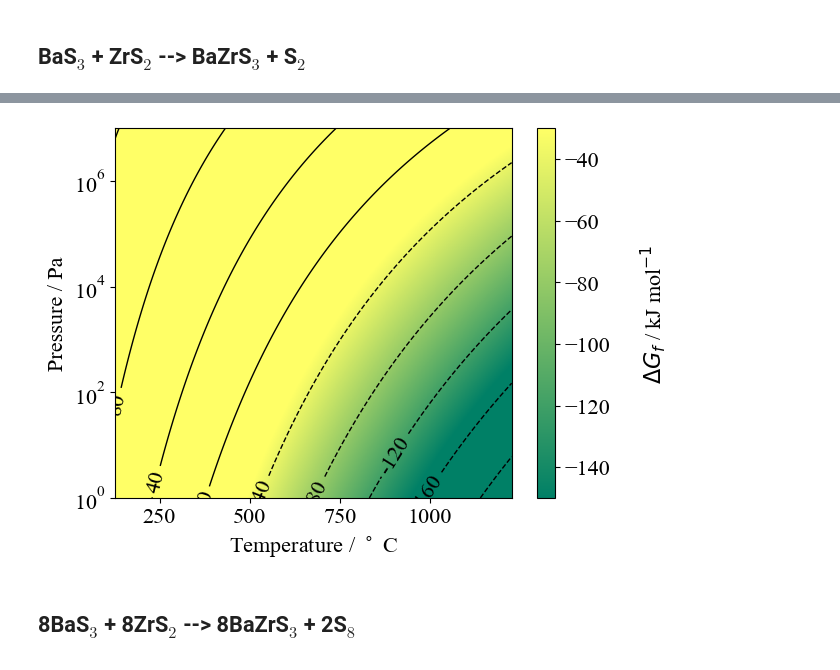
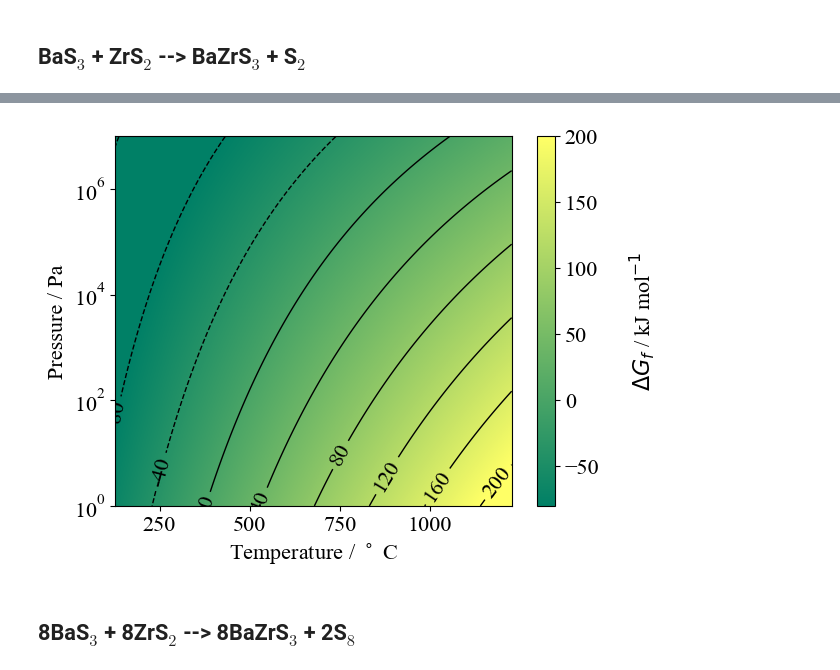
Before and after one commit to NU-CEM/2023_BaZrS3_Thermodynamic_Model, a Jupyter notebook: thermodynamic_analysis.ipynb, the cells around one changed output, grey strips where cells are left out. Saved outputs shown, nothing was run; the diff lists cells and outputs as text; code cells hidden in the pictures.

```diff
--- a/thermodynamic_analysis.ipynb
+++ b/thermodynamic_analysis.ipynb
@@ -394,7 +394,8 @@ GFE.plot_TvsP(scale_range=[-96,-32],T_units="C")
 # %% [markdown]
 ## BaS$_3$ + ZrS$_2$ --> BaZrS$_3$ +  S$_2$
 # %%
-bulk_reaction = reactions.Reaction({BaS3_P4:1,ZrS2:1},{BaZrS3:1,S2:1},temperature=T, pressure=P, fu=1)
+bulk_reaction = reactions.Reaction({BaZrS3:1,S2:1},{BaS3_P4:1,ZrS2:1},temperature=T, pressure=P, fu=1)
 GFE = bulk_reaction.Dmu(units="kJ",xc='scan')
-GFE.plot_TvsP(scale_range=[-150,-30],T_units="C")
+GFE.plot_TvsP(scale_range=[-80,200],T_units="C")
+plt.savefig("extension_2.png")
 # %% [output]
@@ -402,4 +402,4 @@ GFE.plot_TvsP(scale_range=[-150,-30],T_units="C")
-[figure, old version]
+[figure, new version]
 # %% [markdown]
 ## 8BaS$_3$ + 8ZrS$_2$ --> 8BaZrS$_3$ +  2S$_8$
 # %%
```
Also changed, not shown: parts of 8 cells of this notebook.
